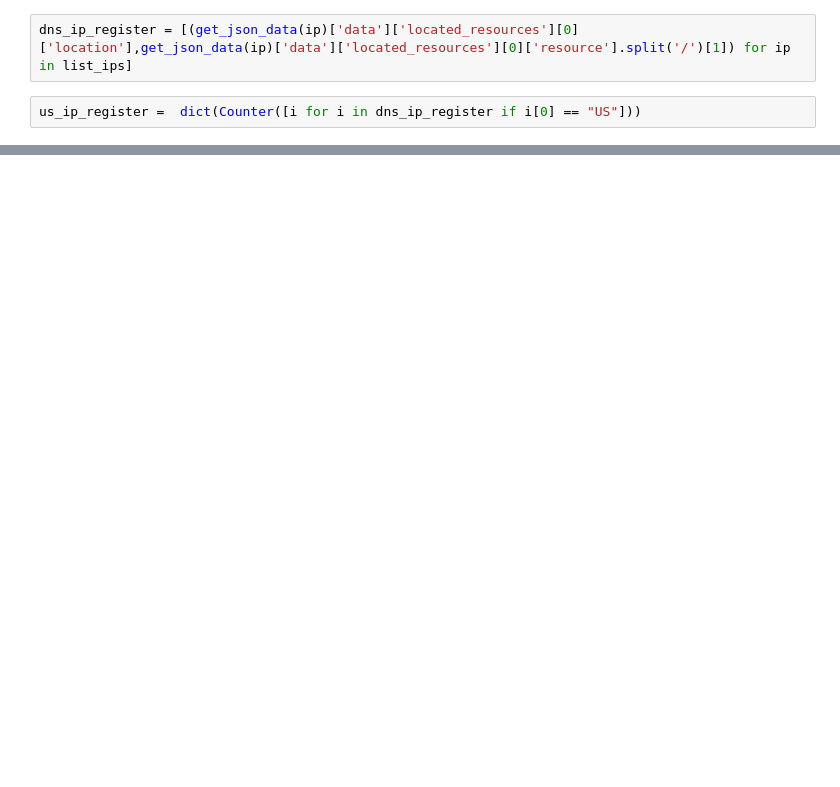
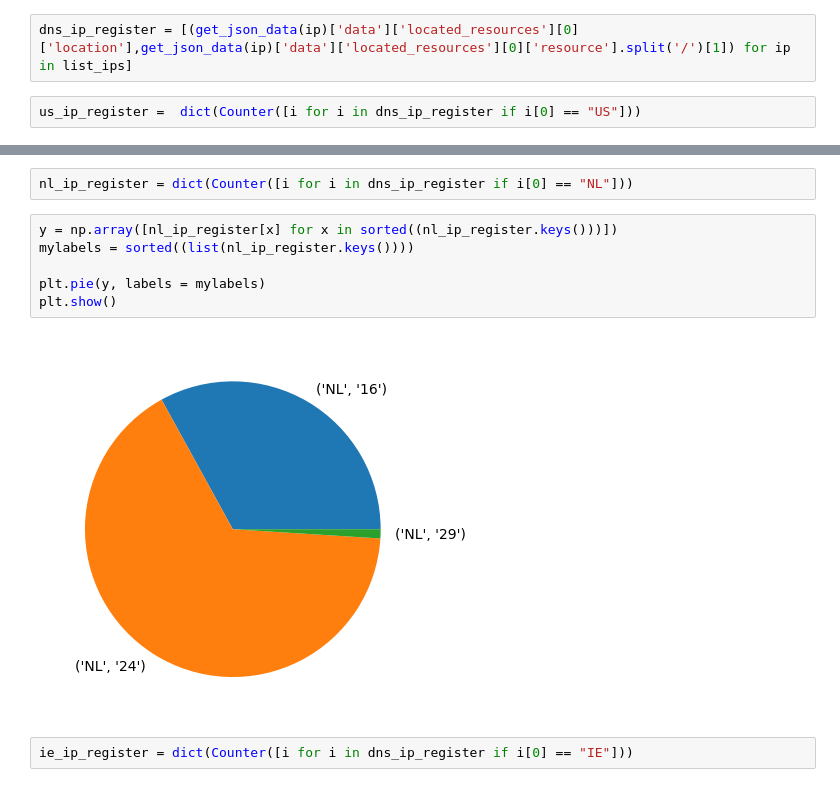
Before and after one commit to monecky/health_insurance_cloud_networking, a Jupyter notebook: parse_result.ipynb, the cells around one changed output, grey strips where cells are left out. Cells and saved outputs as stored; diff of their text form; blank space fills up the shorter version.

```diff
--- a/parse_result.ipynb
+++ b/parse_result.ipynb
@@ -141,0 +146,12 @@ plt.show()
+# %%
+nl_ip_register = dict(Counter([i for i in dns_ip_register if i[0] == "NL"]))
+# %%
+y = np.array([nl_ip_register[x] for x in sorted((nl_ip_register.keys()))])
+mylabels = sorted((list(nl_ip_register.keys())))
+
+plt.pie(y, labels = mylabels)
+plt.show()
+# %% [output]
+[figure, added]
+# %%
+ie_ip_register = dict(Counter([i for i in dns_ip_register if i[0] == "IE"]))
```
Also changed, not shown: parts of 4 cells of this notebook, 1 other file.
